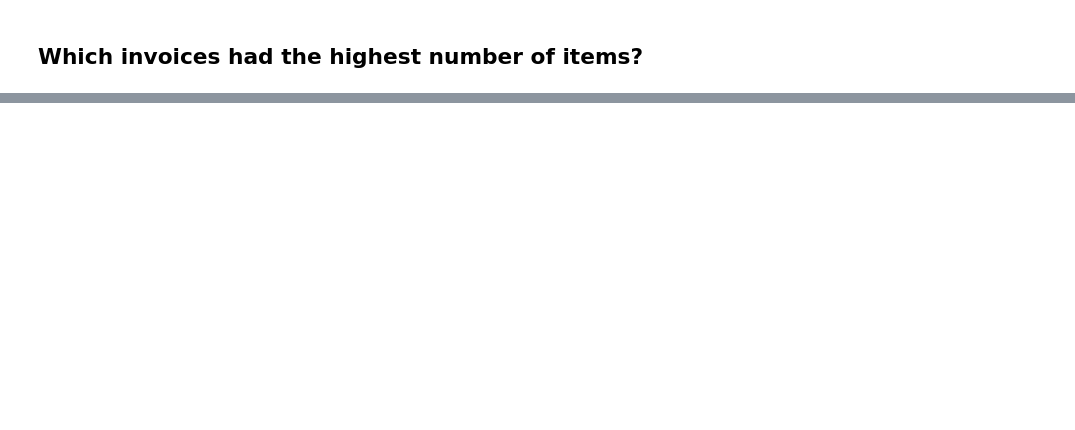
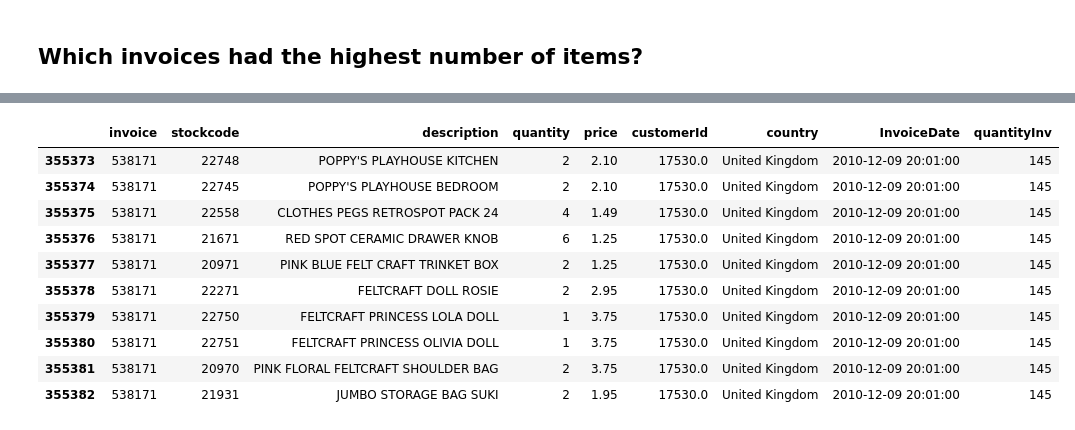
Before and after one commit to EduardoJMatosRomero/2MachLearnCA1, a Jupyter notebook: Untitled.ipynb, the cells around one changed output, grey strips where cells are left out. Drawn from its saved outputs; the diff is of its cells as text; code cells hidden in the pictures; blank space fills up the shorter version.

```diff
--- a/Untitled.ipynb
+++ b/Untitled.ipynb
@@ -612,0 +615,5 @@ Note
+# %%
+df2=df.groupby('invoice')[['quantity']].sum()
+# %%
+df2 = df2.reset_index()
+df2.head()
@@ -612,0 +627,24 @@ Note
+# %%
+df['InvoiceDate'] = df.index
+
+# Merging df with df2 based on the invoice column using the 'left' join to retain all records from 'df' in the merged
+# DataFrame, while only the matching entries from 'df2' are included.
+
+df = df.merge(df2, how='left', on='invoice')
+
+# Changing the column names to clarify their meaning. 'quantity_x' has been replaced with 'product units' and 'quantityInv' with 'number of products invoiced in each invoice'.
+
+df = df.rename(columns={'quantity_x' : 'quantity', 'quantity_y' : 'quantityInv'})
+df.tail(10)
+# %% [output]
+|  | invoice | stockcode | description | quantity | price | customerId | country | InvoiceDate | quantityInv |
+| 355373 | 538171 | 22748 | POPPY'S PLAYHOUSE KITCHEN | 2 | 2.10 | 17530.0 | United Kingdom | 2010-12-09 20:01:00 | 145 |
+| 355374 | 538171 | 22745 | POPPY'S PLAYHOUSE BEDROOM | 2 | 2.10 | 17530.0 | United Kingdom | 2010-12-09 20:01:00 | 145 |
+| 355375 | 538171 | 22558 | CLOTHES PEGS RETROSPOT PACK 24 | 4 | 1.49 | 17530.0 | United Kingdom | 2010-12-09 20:01:00 | 145 |
+| 355376 | 538171 | 21671 | RED SPOT CERAMIC DRAWER KNOB | 6 | 1.25 | 17530.0 | United Kingdom | 2010-12-09 20:01:00 | 145 |
+| 355377 | 538171 | 20971 | PINK BLUE FELT CRAFT TRINKET BOX | 2 | 1.25 | 17530.0 | United Kingdom | 2010-12-09 20:01:00 | 145 |
+| 355378 | 538171 | 22271 | FELTCRAFT DOLL ROSIE | 2 | 2.95 | 17530.0 | United Kingdom | 2010-12-09 20:01:00 | 145 |
+| 355379 | 538171 | 22750 | FELTCRAFT PRINCESS LOLA DOLL | 1 | 3.75 | 17530.0 | United Kingdom | 2010-12-09 20:01:00 | 145 |
+| 355380 | 538171 | 22751 | FELTCRAFT PRINCESS OLIVIA DOLL | 1 | 3.75 | 17530.0 | United Kingdom | 2010-12-09 20:01:00 | 145 |
+| 355381 | 538171 | 20970 | PINK FLORAL FELTCRAFT SHOULDER BAG | 2 | 3.75 | 17530.0 | United Kingdom | 2010-12-09 20:01:00 | 145 |
+| 355382 | 538171 | 21931 | JUMBO STORAGE BAG SUKI | 2 | 1.95 | 17530.0 | United Kingdom | 2010-12-09 20:01:00 | 145 |
```
Also changed, not shown: parts of 70 cells of this notebook.
